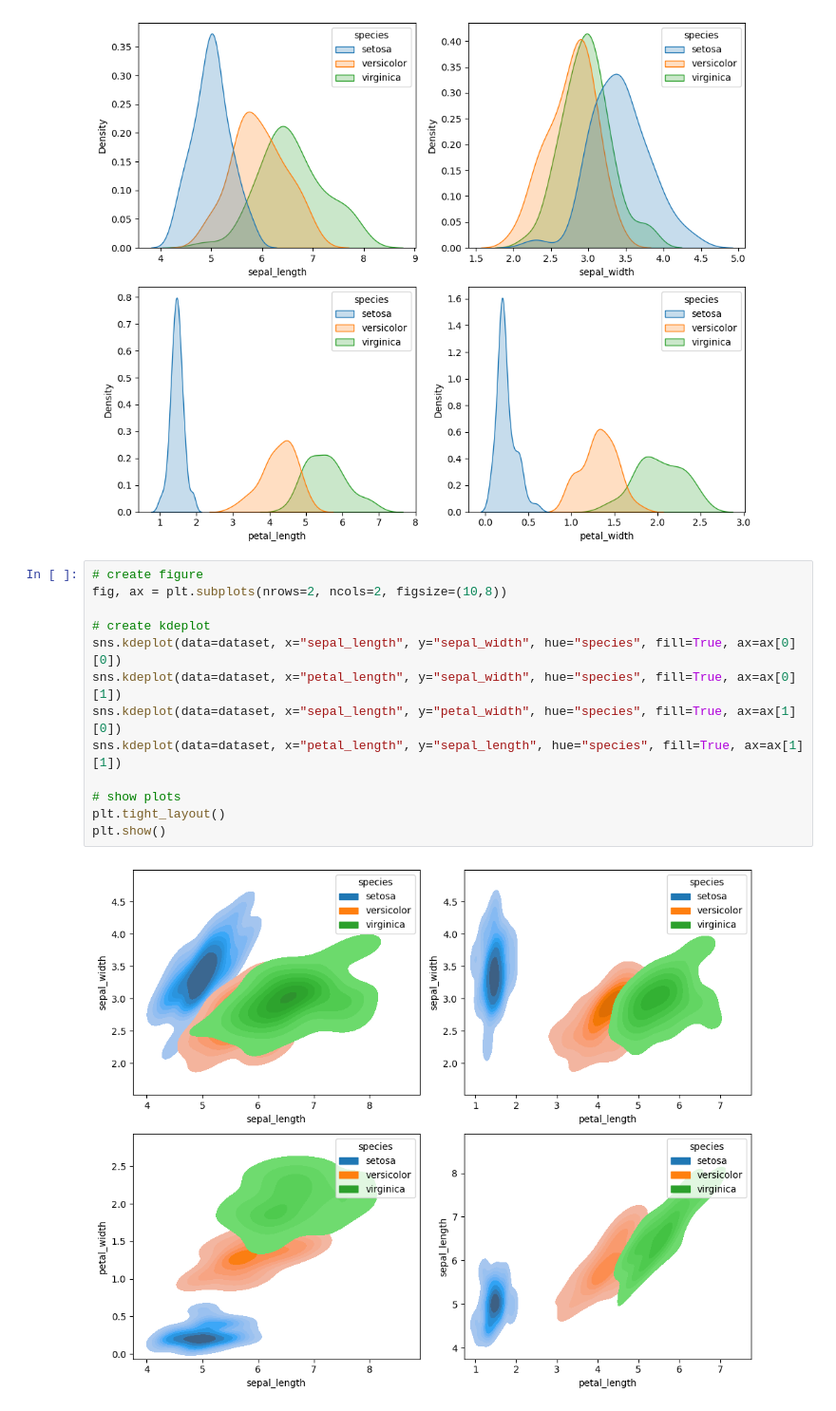
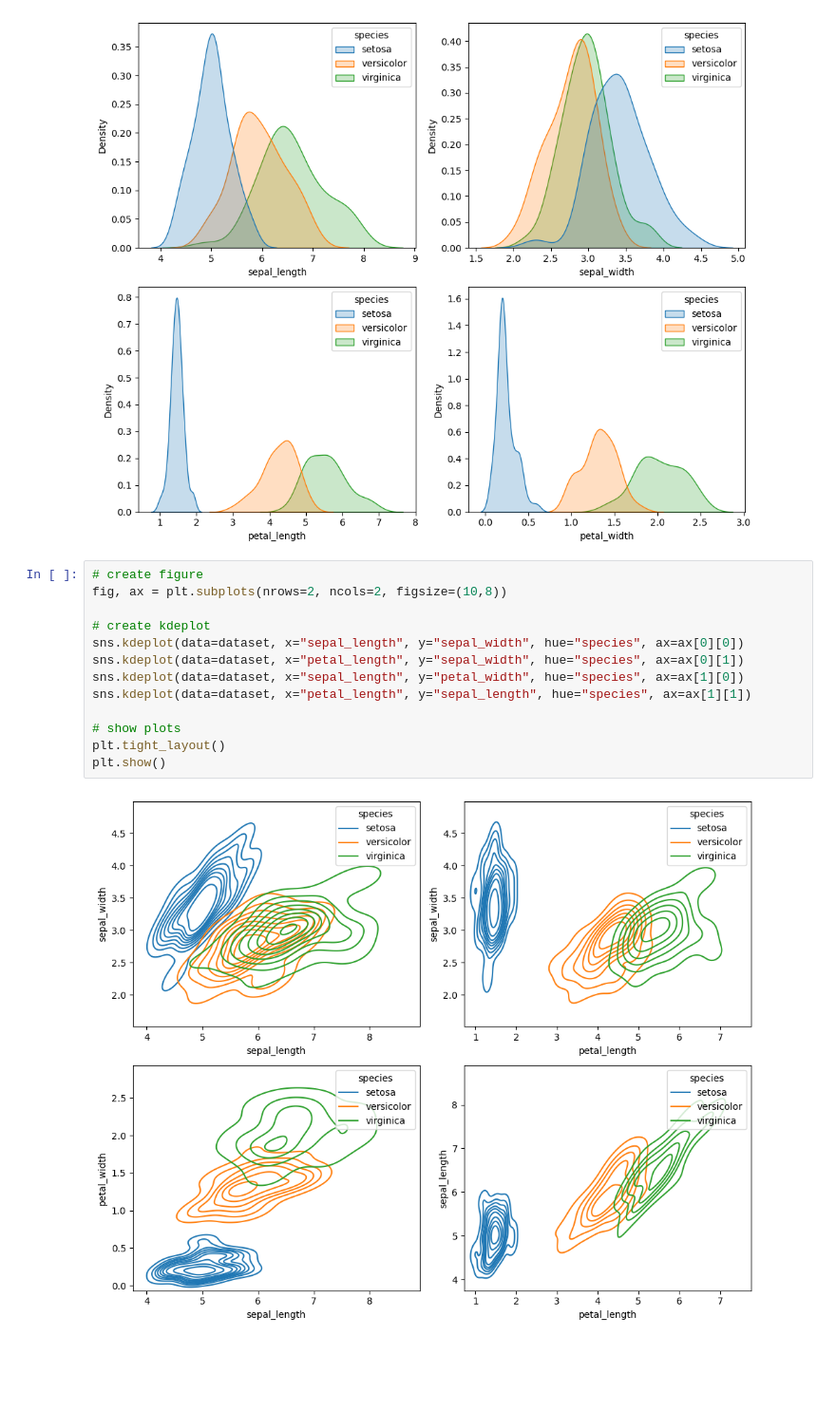
Before and after one commit to kusin/bahan-ajar-ML, a Jupyter notebook: Pertemuan 2 - Visualisasi data part 1 - matplotlib dan seaborn/SourceCode-Rev2/VD - iris-rev2.ipynb, the cells around one changed output. Shown at 95% size. Saved outputs shown, nothing was run; the diff lists cells and outputs as text; blank space fills up the shorter version.

```diff
--- a/Pertemuan 2 - Visualisasi data part 1 - matplotlib dan seaborn/SourceCode-Rev2/VD - iris-rev2.ipynb
+++ b/Pertemuan 2 - Visualisasi data part 1 - matplotlib dan seaborn/SourceCode-Rev2/VD - iris-rev2.ipynb
@@ -150,15 +149,15 @@ plt.show()
 # %%
 # create figure
 fig, ax = plt.subplots(nrows=2, ncols=2, figsize=(10,8))
 
 # create kdeplot
-sns.kdeplot(data=dataset, x="sepal_length", y="sepal_width", hue="species", fill=True, ax=ax[0][0])
-sns.kdeplot(data=dataset, x="petal_length", y="sepal_width", hue="species", fill=True, ax=ax[0][1])
-sns.kdeplot(data=dataset, x="sepal_length", y="petal_width", hue="species", fill=True, ax=ax[1][0])
-sns.kdeplot(data=dataset, x="petal_length", y="sepal_length", hue="species", fill=True, ax=ax[1][1])
+sns.kdeplot(data=dataset, x="sepal_length", y="sepal_width", hue="species", ax=ax[0][0])
+sns.kdeplot(data=dataset, x="petal_length", y="sepal_width", hue="species", ax=ax[0][1])
+sns.kdeplot(data=dataset, x="sepal_length", y="petal_width", hue="species", ax=ax[1][0])
+sns.kdeplot(data=dataset, x="petal_length", y="sepal_length", hue="species", ax=ax[1][1])
 
 # show plots
 plt.tight_layout()
 plt.show()
 # %% [output]
-[figure, old version]
+[figure, new version]
```
Also changed, not shown: parts of 7 cells of this notebook, 1 other file.
